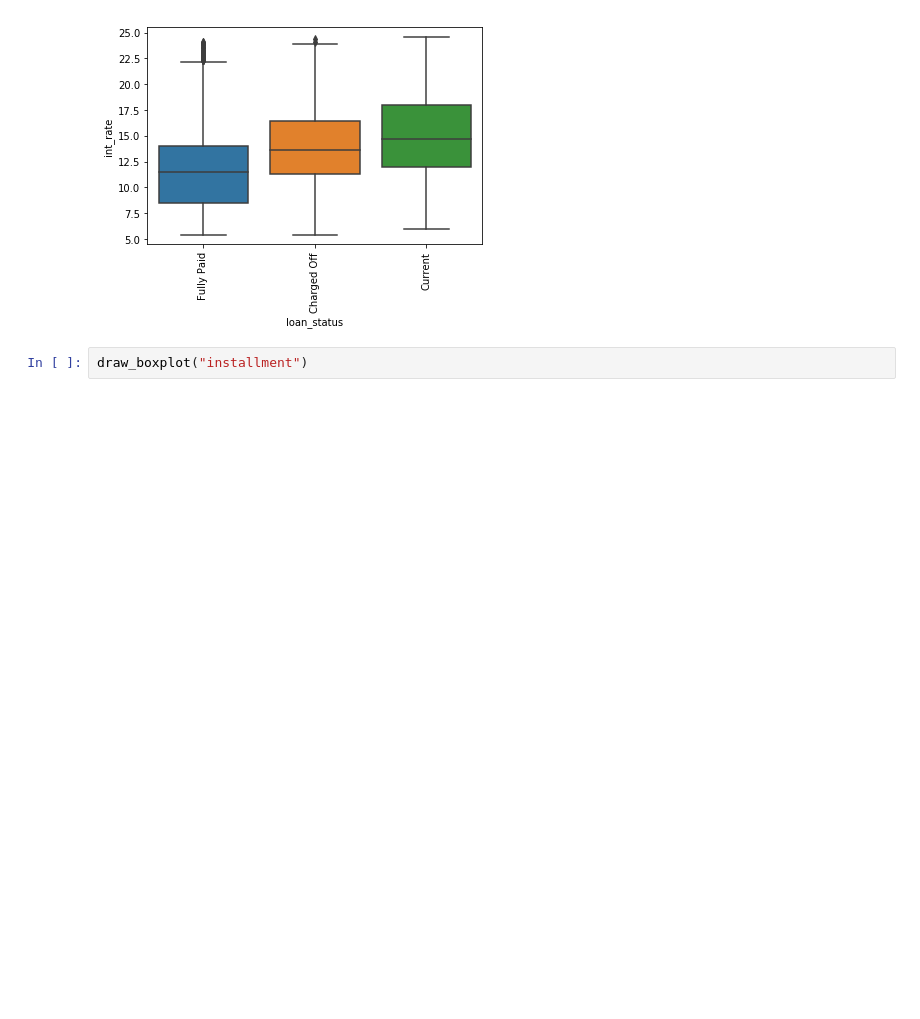
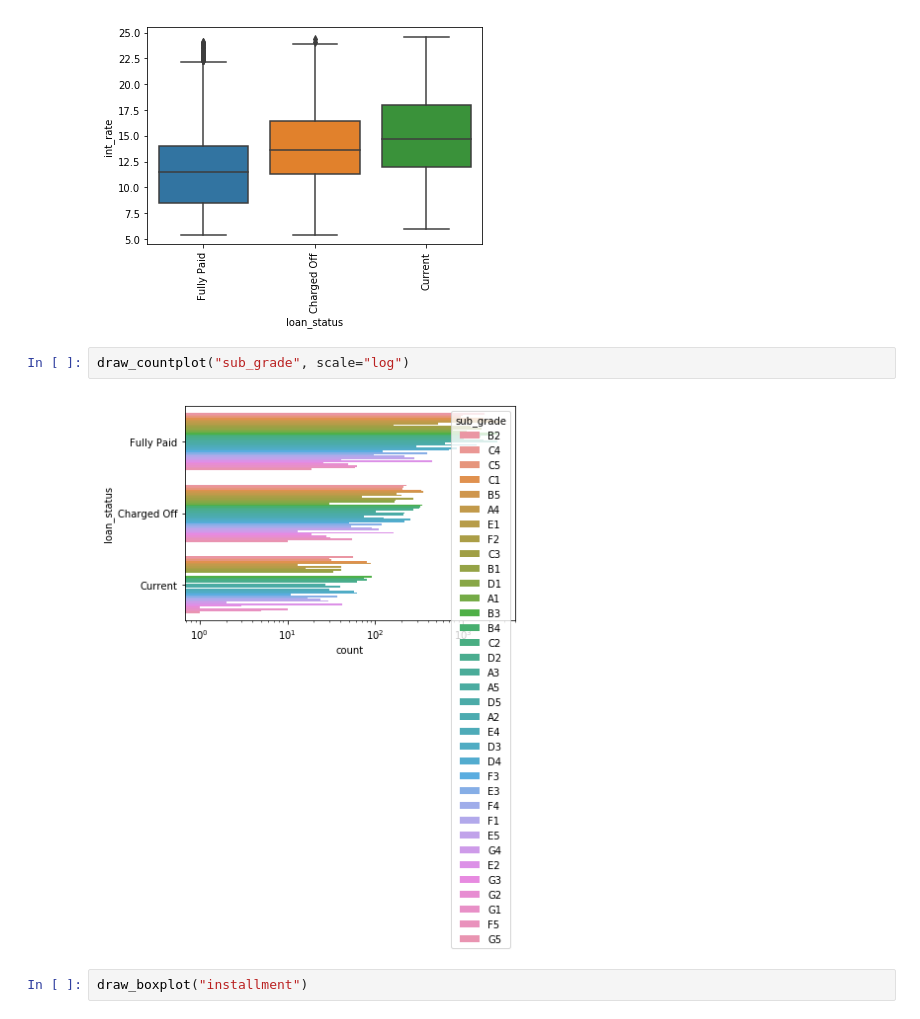
Before and after one commit to saneshashank/course2-GP1, a Jupyter notebook: Ashutosh/loan_EDA-Copy1.ipynb, the cells around one changed output. Saved outputs shown, nothing was run; the diff lists cells and outputs as text; blank space fills up the shorter version.

```diff
--- a/Ashutosh/loan_EDA-Copy1.ipynb
+++ b/Ashutosh/loan_EDA-Copy1.ipynb
@@ -238,6 +265,10 @@ ax.set_xticklabels(ax.get_xticklabels(),rotation=90)
 plt.show()
 # %% [output]
 [figure]
+# %%
+draw_countplot("sub_grade", scale="log")
+# %% [output]
+[figure, added]
 # %%
 draw_boxplot("installment")
 # %% [output]
```
Also changed, not shown: parts of 22 cells of this notebook.
